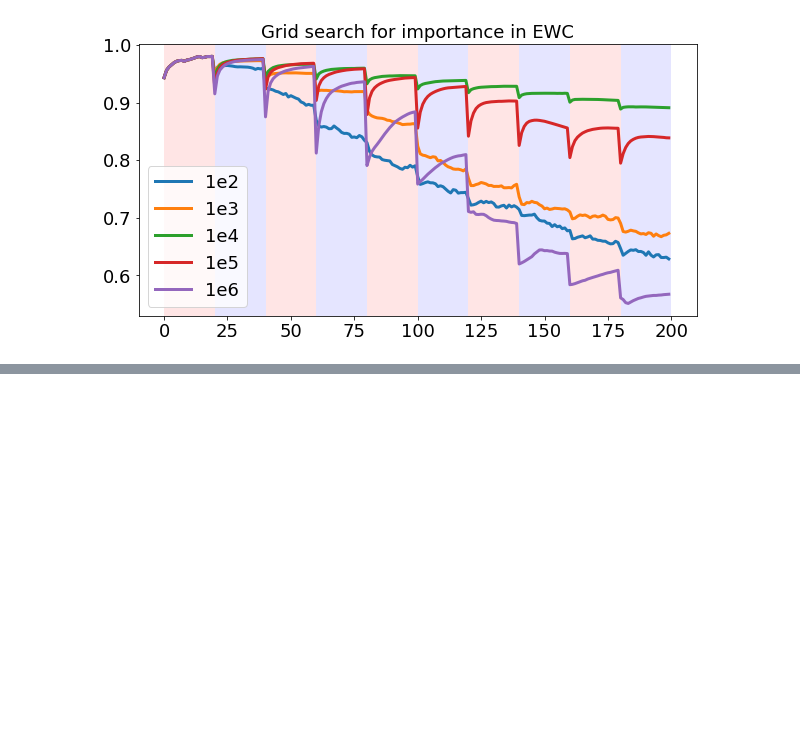
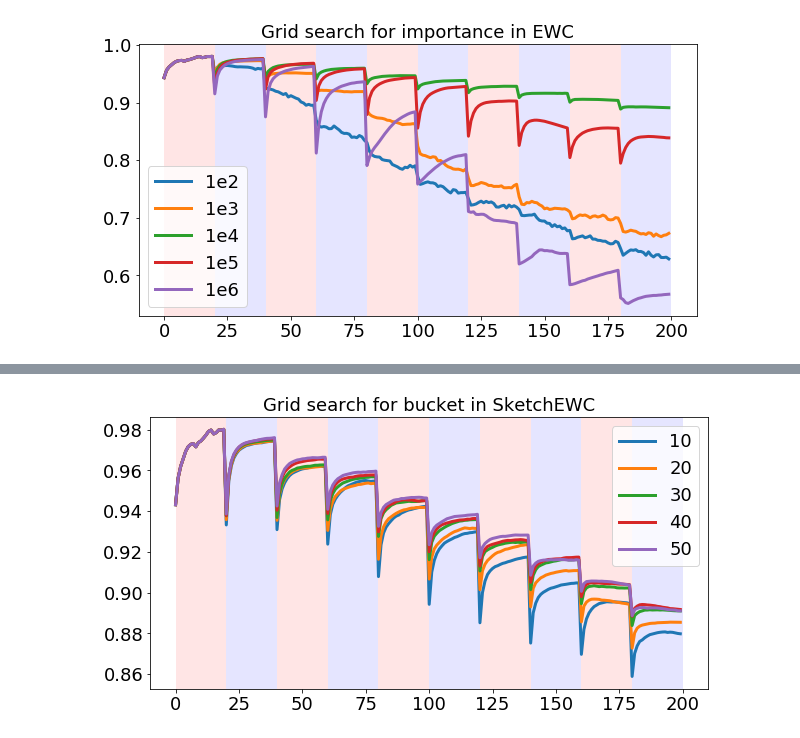
Before and after one commit to lihr04/corel2m, a Jupyter notebook: Visualization_EWC.ipynb, the cells around one changed output, grey strips where cells are left out. Drawn from its saved outputs; the diff is of its cells as text; code cells hidden in the pictures; blank space fills up the shorter version.

```diff
--- a/Visualization_EWC.ipynb
+++ b/Visualization_EWC.ipynb
@@ -120,0 +121,27 @@ plt.show()
+# %%
+acc_sketch_ewc_buckets_list = [[] for i in range(5)]
+for i in range(5):
+    path_SketchEWC_buckets = '.\\perm_mnist_10Run\\experiment_SketchEWC_id_%d_bucket_10-50.pkl'%(i)
+    with open(path_SketchEWC_buckets, 'rb') as f:
+        _, acc_sketch_ewc_buckets, hyperparameter_sketch_ewc_buckets = pickle.load(f)
+        for j in range(5):
+            acc_sketch_ewc_buckets_list[j].append(acc_sketch_ewc_buckets[j])
+# %%
+for j in range(5):
+    acc_sketch_ewc_buckets_list[j] = get_mean_acc_on_iterations(acc_sketch_ewc_buckets_list[j])
+# %%
+plt.figure(figsize=(10,5))
+for t in range(num_task):
+    if t%2:
+        c='b'
+    else:
+        c='r'
+    plt.axvspan(t*epochs, (t+1)*epochs, facecolor=c, alpha=0.1)
+for i in range(5):
+    plt.plot(get_mean_acc(acc_sketch_ewc_buckets_list[i],epochs),linewidth=3)
+plt.xticks(fontsize=18),plt.yticks(fontsize=18)
+plt.legend(['10', '20', '30', '40', '50'],fontsize=18)
+plt.title('Grid search for bucket in SketchEWC',fontsize=18)
+plt.show()
+# %% [output]
+[figure, added]
```
Also changed, not shown: parts of 3 cells of this notebook, 6 other files.
